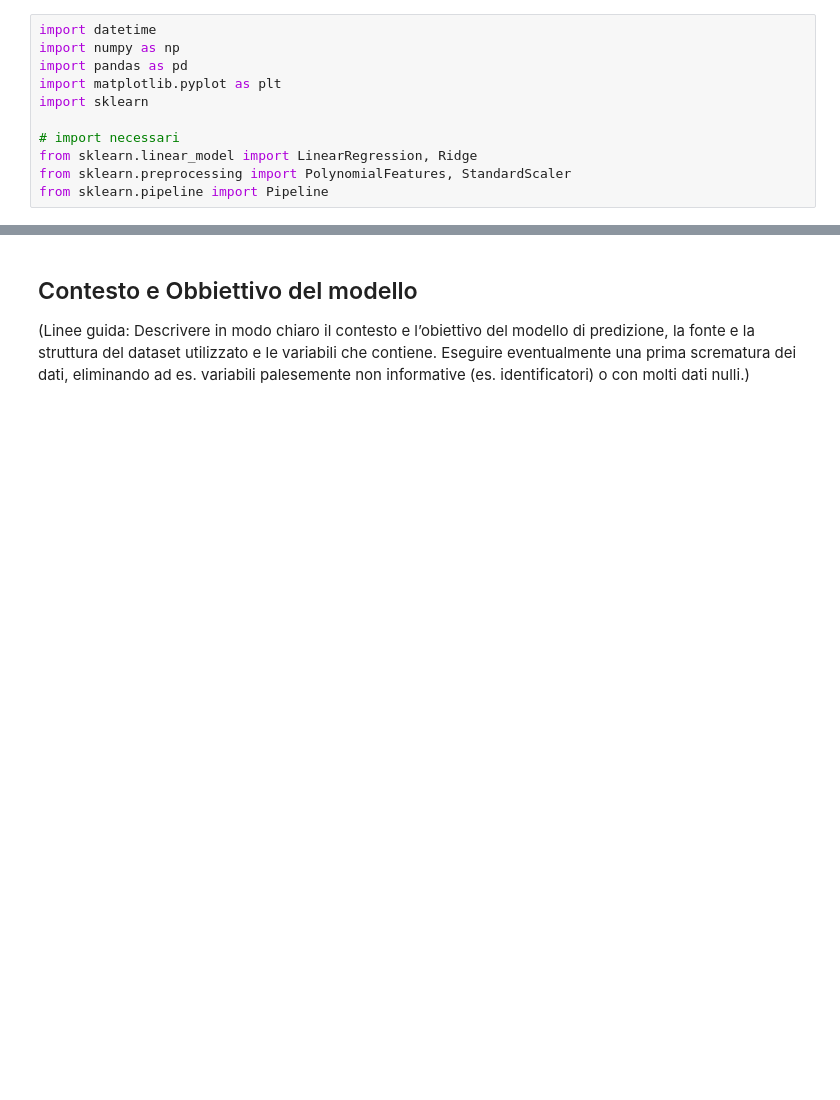
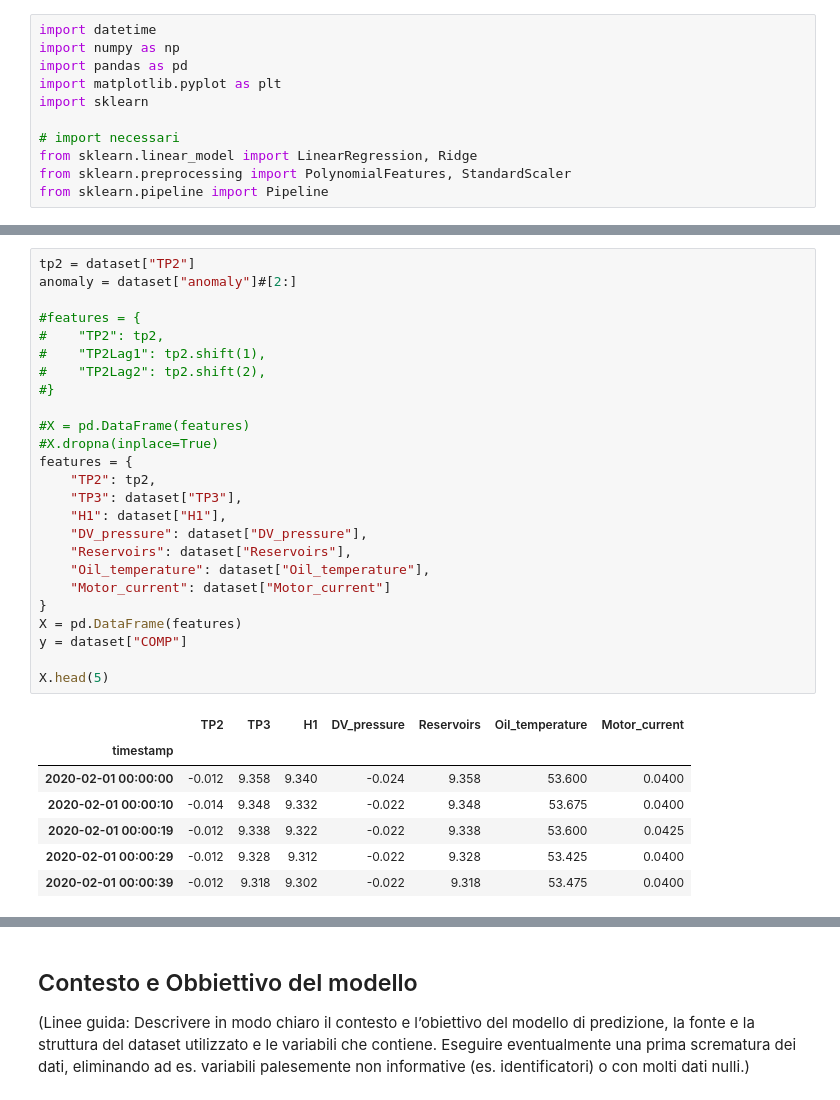
Before and after one commit to AlessandroSciarrillo/DIA-project, a Jupyter notebook: notebook.ipynb, the cells around one changed output, grey strips where cells are left out. Cells and saved outputs as stored; diff of their text form; blank space fills up the shorter version.

```diff
--- a/notebook.ipynb
+++ b/notebook.ipynb
@@ -79,0 +94,33 @@ print(len(y_val))
+# %%
+tp2 = dataset["TP2"]
+anomaly = dataset["anomaly"]#[2:]
+
+#features = {
+#    "TP2": tp2,
+#    "TP2Lag1": tp2.shift(1),
+#    "TP2Lag2": tp2.shift(2),
+#}
+
+#X = pd.DataFrame(features)
+#X.dropna(inplace=True)
+features = {
+    "TP2": tp2,
+    "TP3": dataset["TP3"],
+    "H1": dataset["H1"],
+    "DV_pressure": dataset["DV_pressure"],
+    "Reservoirs": dataset["Reservoirs"],
+    "Oil_temperature": dataset["Oil_temperature"],
+    "Motor_current": dataset["Motor_current"]
+}
+X = pd.DataFrame(features)
+y = dataset["COMP"]
+
+X.head(5)
+# %% [output]
+|  | TP2 | TP3 | H1 | DV_pressure | Reservoirs | Oil_temperature | Motor_current |
+| timestamp |  |  |  |  |  |  |  |
+| 2020-02-01 00:00:00 | -0.012 | 9.358 | 9.340 | -0.024 | 9.358 | 53.600 | 0.0400 |
+| 2020-02-01 00:00:10 | -0.014 | 9.348 | 9.332 | -0.022 | 9.348 | 53.675 | 0.0400 |
+| 2020-02-01 00:00:19 | -0.012 | 9.338 | 9.322 | -0.022 | 9.338 | 53.600 | 0.0425 |
+| 2020-02-01 00:00:29 | -0.012 | 9.328 | 9.312 | -0.022 | 9.328 | 53.425 | 0.0400 |
+| 2020-02-01 00:00:39 | -0.012 | 9.318 | 9.302 | -0.022 | 9.318 | 53.475 | 0.0400 |
```
Also changed, not shown: parts of 17 cells of this notebook.
